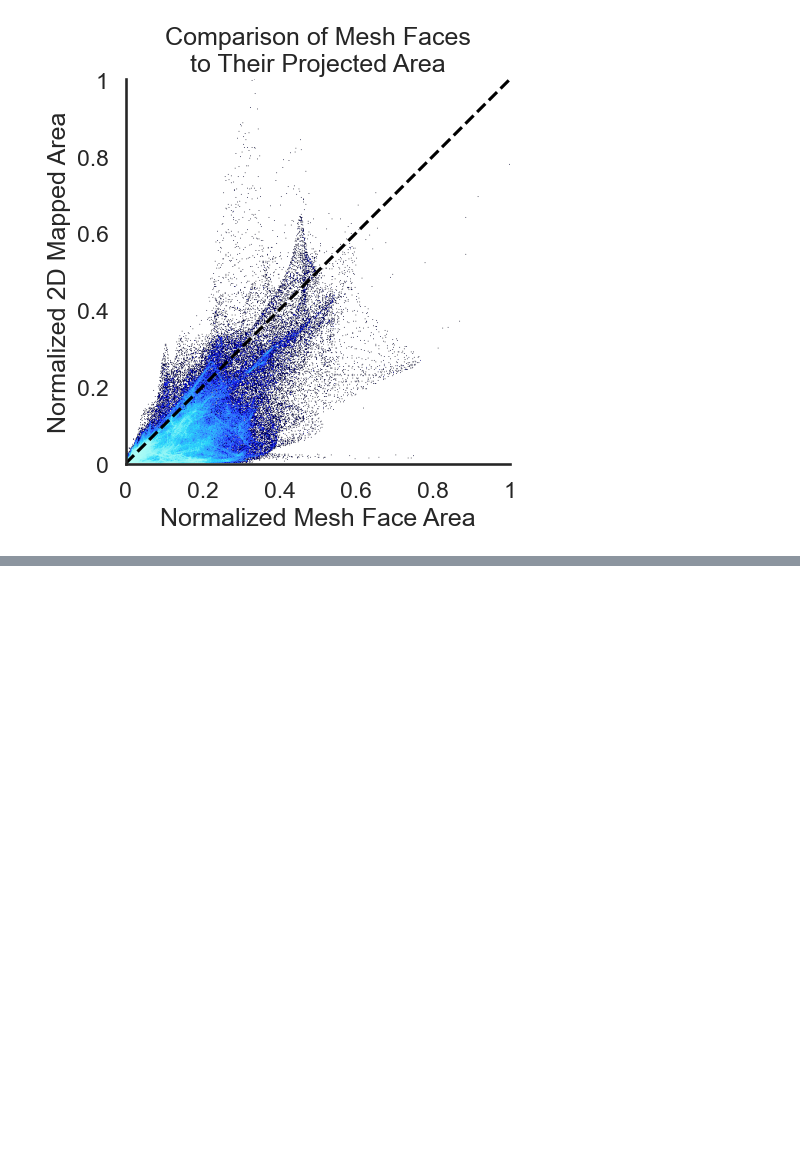
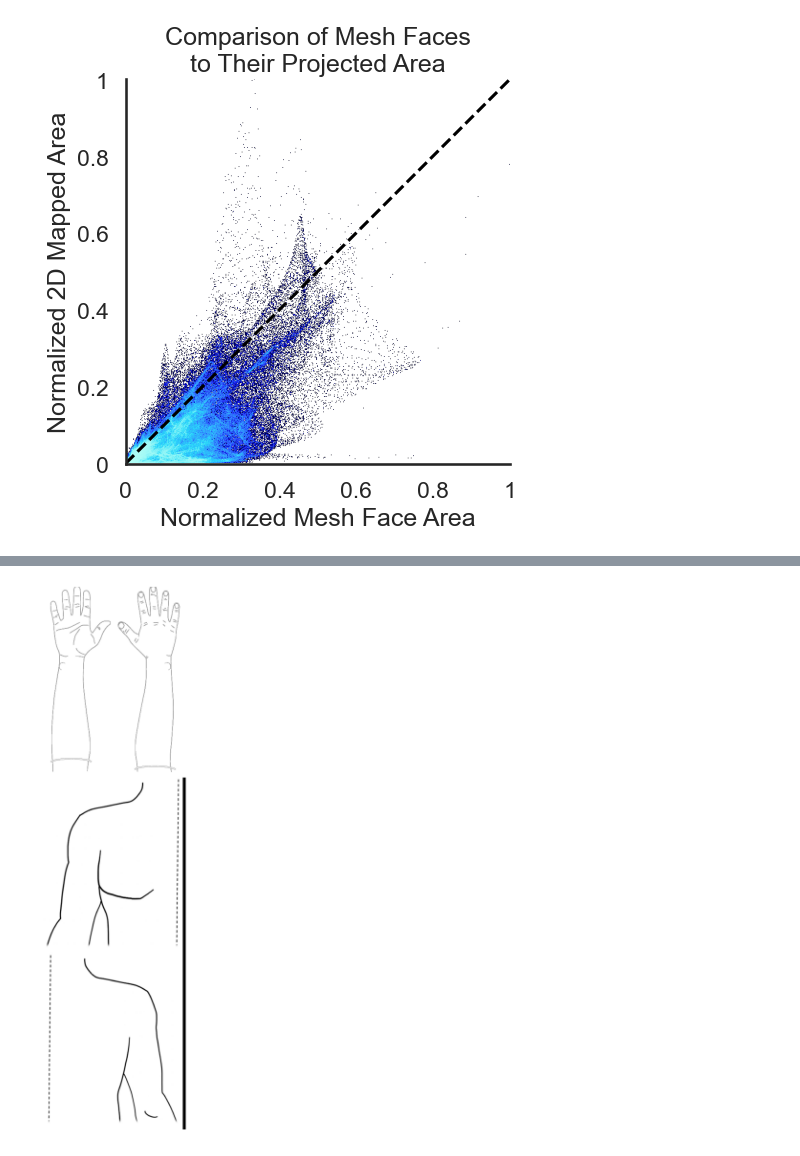
Before and after one commit to Nabizzle/Geodesic-Path-Finder, a Jupyter notebook: Code/Paper Figures.ipynb, the cells around one changed output, grey strips where cells are left out. Cells and saved outputs as stored; diff of their text form; code cells hidden in the pictures; blank space fills up the shorter version.

```diff
--- a/Code/Paper Figures.ipynb
+++ b/Code/Paper Figures.ipynb
@@ -247,3 +247,12 @@ plt.show()
+# %%
+fig = plt.figure(figsize=(image_x_size/500, image_y_size/500))
+plt.imshow(im)
+plt.xlim([0, im.shape[1]])
+plt.ylim([im.shape[0] + y_shift, y_shift])
+plt.axis('off')
+plt.show()
+# %% [output]
+[figure, added]
 # %%
 import holoviews as hv
 hv.extension('matplotlib')
```
Also changed, not shown: parts of 2 cells of this notebook.
